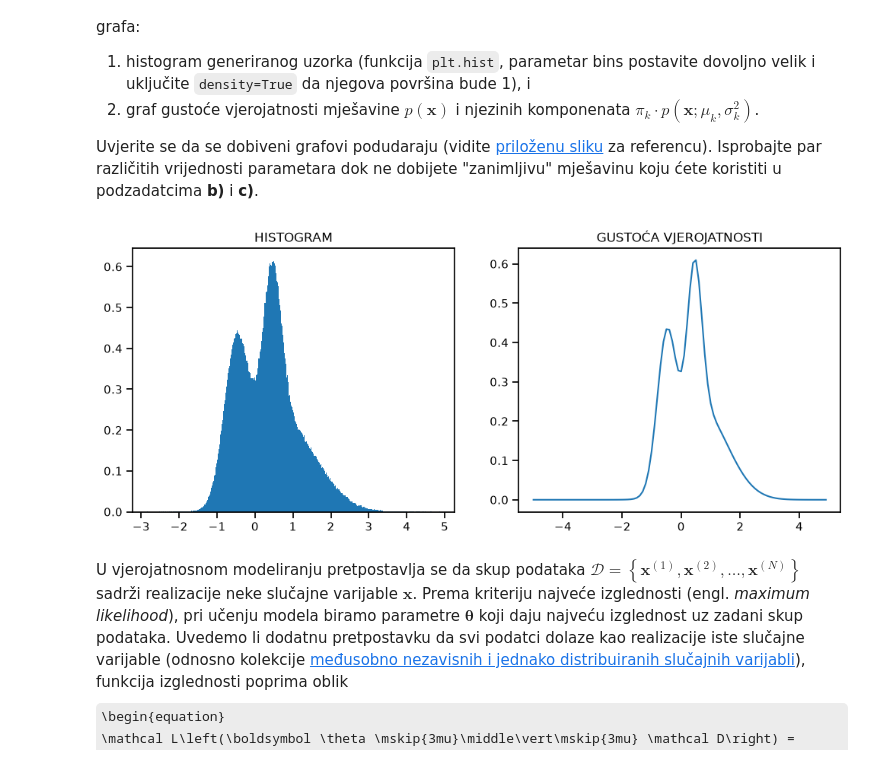
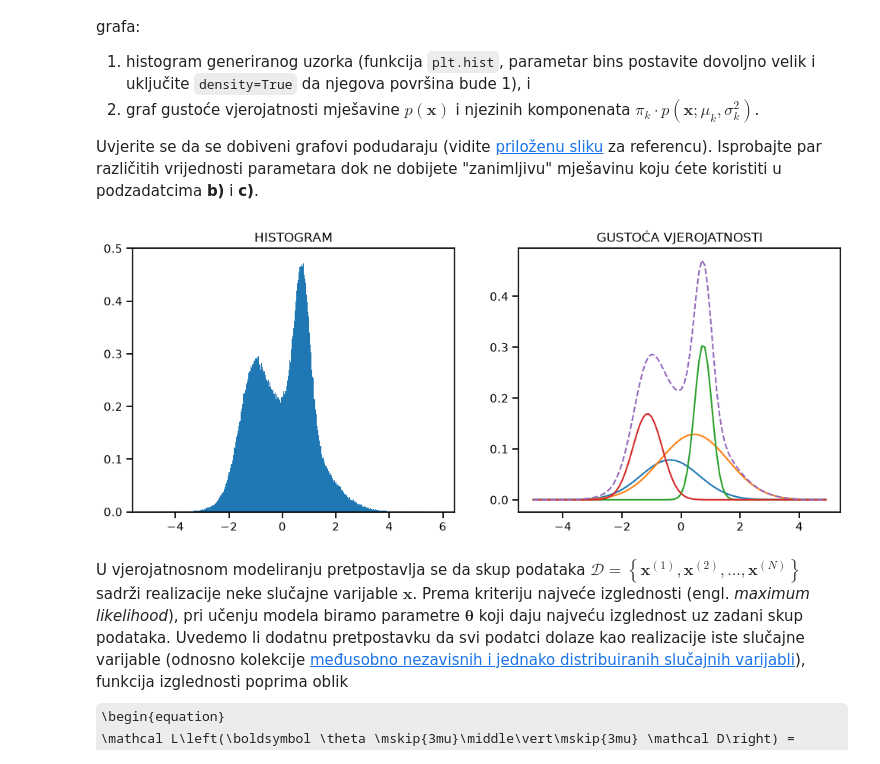
Before and after one commit to Ivan-Dujmic/FER-Deep-Learning-2, a Jupyter notebook: Lab1/lab_1.ipynb, the cells around one changed output. Cells and saved outputs as stored; diff of their text form; code cells hidden in the pictures; some formulas as TeX source.

```diff
--- a/Lab1/lab_1.ipynb
+++ b/Lab1/lab_1.ipynb
@@ -100,20 +100,20 @@ def plot_total_pdf_and_components(p_x_func, p_xz_w_func, K):
 # %%
 from dists import GMDist
 
 K = 4
 L = 1000000
 
 dist = GMDist.random(K)
 data = dist.sample(L)
 
 with plot_context(figsize=(12, 4.5), show=True):
     with plot_context(subplot=(1, 2, 1), title="HISTOGRAM"):
         plt.hist(data, bins=500, density=True)
 
     with plot_context(subplot=(1, 2, 2), title="GUSTOĆA VJEROJATNOSTI"):
-        plot_total_pdf_and_components(dist.p_xz)
+        plot_total_pdf_and_components(dist.p_x, dist.p_xz_w, K)
 # %% [output]
-[figure, old version]
+[figure, new version]
 # %% [markdown]
 U vjerojatnosnom modeliranju pretpostavlja se da skup podataka $\mathcal D = \left\{ \boldsymbol x^{(1)}, \boldsymbol x^{(2)}, \ldots, \boldsymbol x^{(N)} \right\}$ sadrži realizacije neke slučajne varijable $\boldsymbol x$.
 Prema kriteriju najveće izglednosti (engl. <i>maximum likelihood</i>), pri učenju modela biramo parametre $\boldsymbol \theta$ koji daju najveću izglednost uz zadani skup podataka.
```
Also changed, not shown: parts of 3 cells of this notebook.
